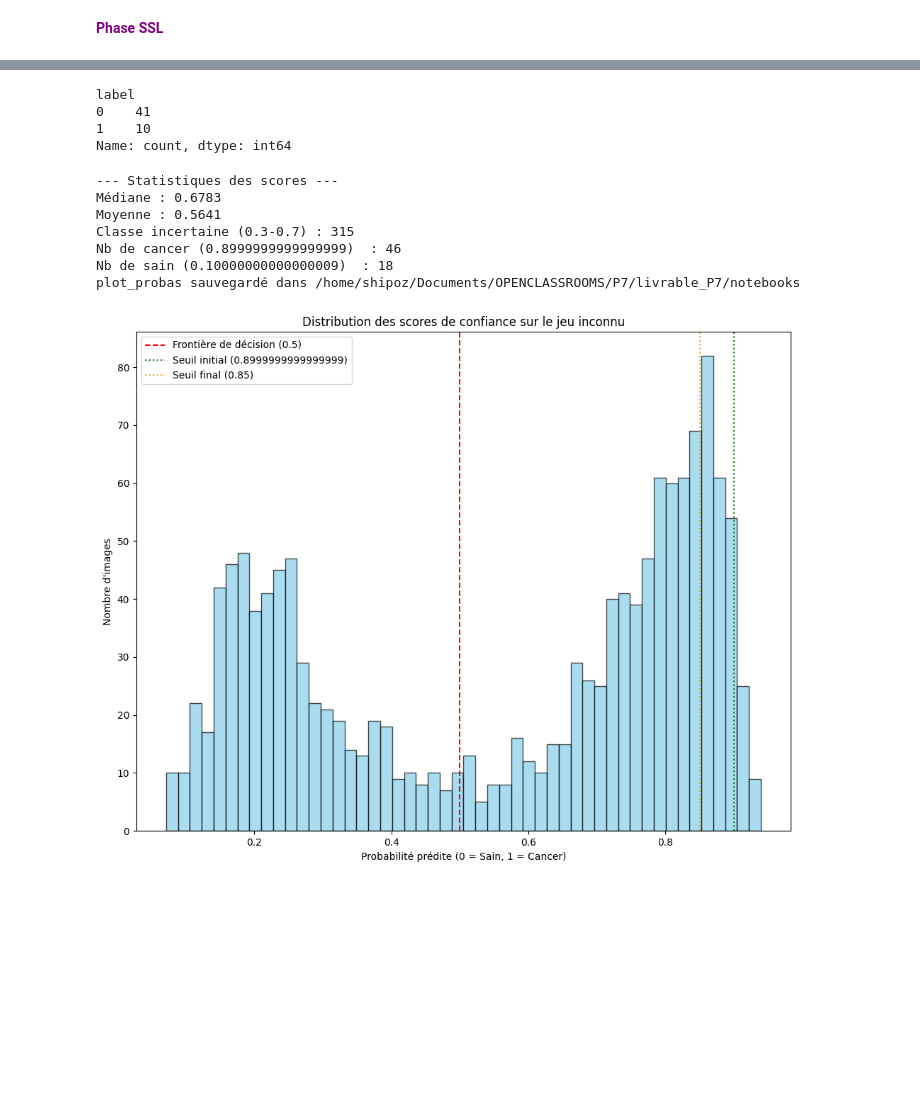
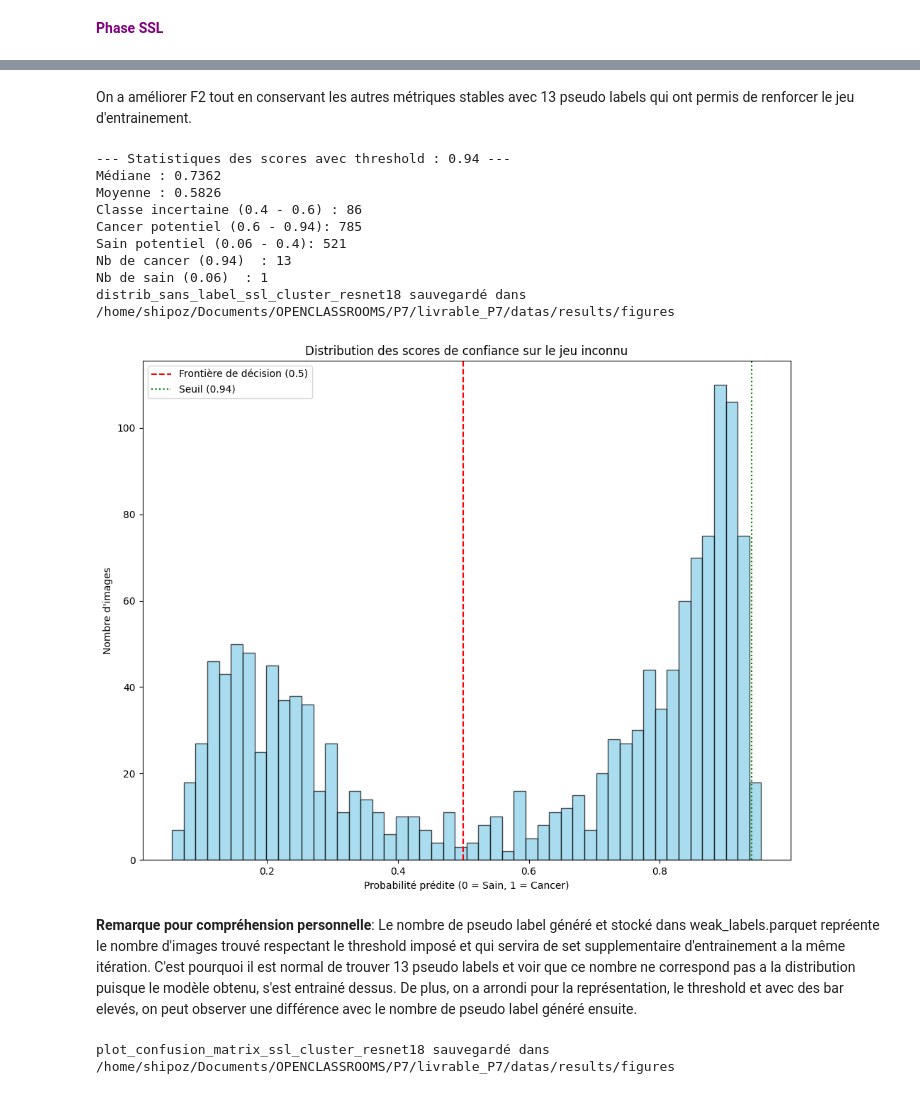
Before and after one commit to S-S-Zheng/Openclassrooms_P7, a Jupyter notebook: notebooks/P7_part2.ipynb, the cells around one changed output, grey strips where cells are left out. Drawn from its saved outputs; the diff is of its cells as text; code cells hidden in the pictures; blank space fills up the shorter version.

Commit message:
Mise a jour des notes dans les notebooks + corrections mineures

```diff
--- a/notebooks/P7_part2.ipynb
+++ b/notebooks/P7_part2.ipynb
@@ -143,10 +144,10 @@ df_cluster = pd.read_parquet(SAVE_PATH/"unsupervised"/EXPERIMENT_NAME/"df_cluste
 ssl_with_cluster_config = project_config | {
     "reset":True,
     "max_pseudo_iter":10,
-    "ssl_with_cluster_learning_rate":1e-4,
+    "ssl_with_cluster_learning_rate":1e-5,
     "init_threshold":0.95,
     "final_threshold":0.85,
-    'ssl_with_cluster_n_epoch':N_EPOCH,
+    'ssl_with_cluster_n_epoch':N_EPOCH*2,
 
 }
 
@@ -332,7 +343,7 @@ reset = True # Si on repart d'une pipeline neuve (Cold start) ou pas (Continous
 # oublier les fortement labellisés) MAIS coût d'entrainement plus elevé
 
 # Garde fou pour éviter dérive
-max_stop = 5
+max_stop = 3
 
 # # décroissance du threshold, on assoupli le threshold a mesure des iterations
 decay = np.linspace(
@@ -347,7 +358,9 @@ temp_best_f2 = checkpoint['f2'] # On repart du f2 de la baseline (supervisée)
 temp_best_prauc = checkpoint['pr_auc'] # On repart de l'aucpr de la baseline (supervisée)
 temp_best_ece = checkpoint['ece']
 temp_best_score = get_score(temp_best_f2,temp_best_ece, temp_best_prauc)
+best_trainer_state = copy.deepcopy(trainer.model.state_dict())
 ece = checkpoint['ece']
+
 del checkpoint
 gc.collect()
 
@@ -488,6 +501,7 @@ while counter <= max_pseudo_iteration:
                 'threshold':decay[counter],
                 'n_pseudo':len(pseudo_X),
                 'train_loss':train_loss,
+                'confusion_matrix':temp_metrics['confusion_matrix'],
                 # new_model_classif.state_dict() == new_trainer.model.state_dict()
                 # donc on peut raccourcir ici car pointent au même objet en mémoire
                 'state_dict': new_model_classif.state_dict(),
@@ -613,38 +634,52 @@ F2-Score vérifié : 0.7447
+# %% [markdown]
+On a améliorer F2 tout en conservant les autres métriques stables avec 13 pseudo labels qui ont permis de renforcer le jeu d'entrainement.
 # %%
-# coherence des pseudo labels
-df_pseudo = pd.read_parquet(SAVE_PATH/"ssl_with_cluster"/EXPERIMENT_NAME/"weak_labels.parquet")
-print(df_pseudo['label'].value_counts())
+# # coherence des pseudo labels
+# df_pseudo = pd.read_parquet(SAVE_PATH/"ssl_with_cluster"/EXPERIMENT_NAME/"weak_labels.parquet")
+# print(df_pseudo['label'].value_counts())
-# %% [output]
-label
-0    41
-1    10
-Name: count, dtype: int64
 # %%
 # from notebooks.utils.analyze_ssl import analyze_confidence
 from notebooks.utils.plotting.make_model_plots import plot_confidence
+
+new_trainer.model.load_state_dict(test_results['state_dict']) # Assure-toi que c'est la bonne clé
+new_trainer.model.eval()
 
 all_unlabeled_probs = []
 with torch.no_grad():
     for imgs, _, _ in uloader:
         logits = new_trainer.model(imgs.to(DEVICE))
         all_unlabeled_probs.extend(torch.sigmoid(logits).cpu().numpy().flatten())
 
 all_unlabeled_probs = np.array(all_unlabeled_probs)
 
 plot_confidence(
     probas=all_unlabeled_probs,# results['raw_data']['probs'],
     threshold=test_results['threshold'],#type:ignore
-    stats=True
+    stats=True,
+    save_path=SAVE_PATH/"figures",
+    title_save=f"distrib_sans_label_ssl_cluster_{ssl_with_cluster_config['model']}"
 )
 # %% [output]
---- Statistiques des scores ---
-Médiane : 0.6783
-Moyenne : 0.5641
-Classe incertaine (0.3-0.7) : 315
-Nb de cancer (0.8999999999999999)  : 46
-Nb de sain (0.10000000000000009)  : 18
-plot_probas sauvegardé dans /home/shipoz/Documents/OPENCLASSROOMS/P7/livrable_P7/notebooks
+--- Statistiques des scores avec threshold : 0.94 ---
+Médiane : 0.7362
+Moyenne : 0.5826
+Classe incertaine (0.4 - 0.6) : 86
+Cancer potentiel (0.6 - 0.94): 785
+Sain potentiel (0.06 - 0.4): 521
+Nb de cancer (0.94)  : 13
+Nb de sain (0.06)  : 1
+distrib_sans_label_ssl_cluster_resnet18 sauvegardé dans /home/shipoz/Documents/OPENCLASSROOMS/P7/livrable_P7/datas/results/figures
-[figure, old version]
+[figure, new version]
+# %% [markdown]
+**Remarque pour compréhension personnelle**: Le nombre de pseudo label généré et stocké dans weak_labels.parquet repréente le nombre d'images trouvé respectant le threshold imposé et qui servira de set supplementaire d'entrainement a la même itération. C'est pourquoi il est normal de trouver 13 pseudo labels et voir que ce nombre ne correspond pas a la distribution puisque le modèle obtenu, s'est entrainé dessus. De plus, on a arrondi pour la représentation, le threshold et avec des bar elevés, on peut observer une différence avec le nombre de pseudo label généré ensuite.
+# %%
+matrix = plot_confusion_matrix(
+    test_results['confusion_matrix'],
+    save_path=SAVE_PATH/"figures",
+    title_save=f"plot_confusion_matrix_ssl_cluster_{ssl_with_cluster_config['model']}"
+)
+# %% [output]
+plot_confusion_matrix_ssl_cluster_resnet18 sauvegardé dans /home/shipoz/Documents/OPENCLASSROOMS/P7/livrable_P7/datas/results/figures
 # %% [markdown]
 Dans la grande boucle ssl, dès la deuxième itération on a notre meilleur modèle avec une amélioration du f2 (on pas vers 0.74) ainsi que de l'ece (0.13) et un PR AUC qui reste très bon (0.9).
 
```
Also changed, not shown: parts of 9 cells of this notebook, 5 other files.
